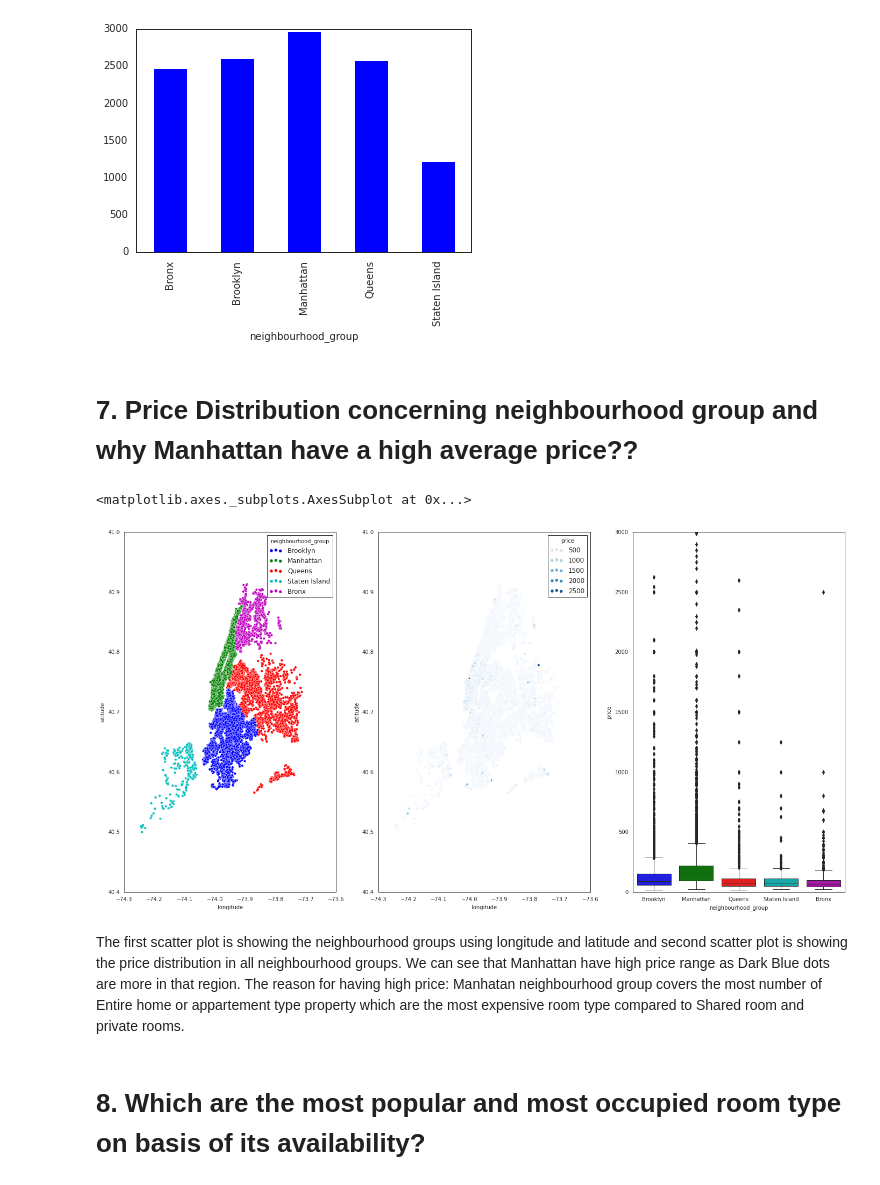
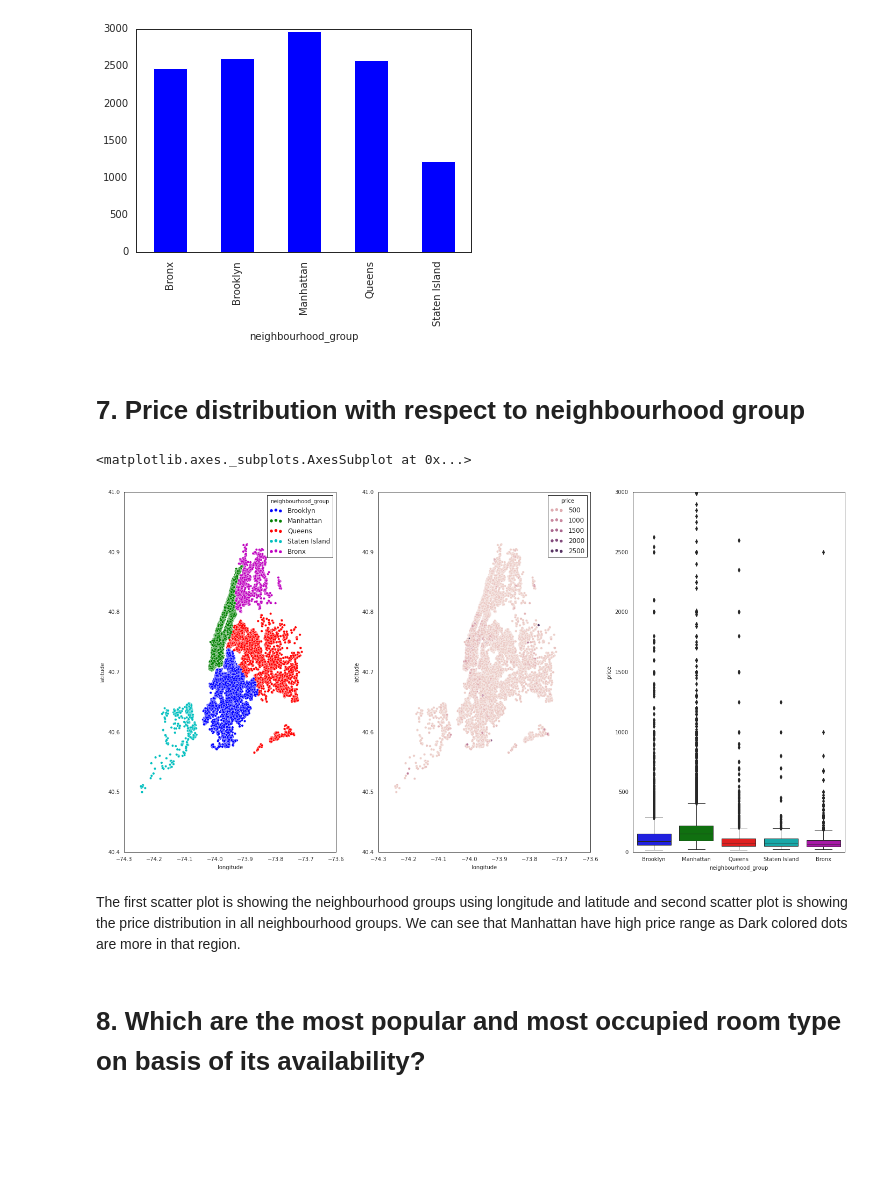
Before and after one commit to Prahalpm/Airbnb-Booking-Analysis-Team-Capstone-Project, a Jupyter notebook: Airbnb_Bookings_Analysis_Capstone_Project.ipynb, the cells around one changed output. Saved outputs shown, nothing was run; the diff lists cells and outputs as text; code cells hidden in the pictures; blank space fills up the shorter version.

```diff
--- a/Airbnb_Bookings_Analysis_Capstone_Project.ipynb
+++ b/Airbnb_Bookings_Analysis_Capstone_Project.ipynb
@@ -561,28 +564,28 @@ price_band.plot(kind='bar')
 # %% [output]
 <matplotlib.axes._subplots.AxesSubplot at 0x...>
 [figure]
-# %% [markdown]
-# **7. Price Distribution concerning neighbourhood group and why Manhattan have a high average price??**
+# %% [markdown]
+# **7. Price distribution with respect to neighbourhood group**
 # %%
 #setting rows and columns for multiple subplots adjustment
 fig, axes = plt.subplots(nrows=1, ncols=3, figsize=(24, 12))
 ax = axes.flatten()
 
 # Scatterplot for Neighbourhood group
 sns.scatterplot(df_no_outlier.longitude,df_no_outlier.latitude,hue=df_no_outlier.neighbourhood_group, ax=ax[0])
 
 #price distribution according to longitude and latitude
-sns.scatterplot(df_no_outlier.longitude,df_no_outlier.latitude,hue=df_no_outlier.price, palette='Blues', ax=ax[1])
+sns.scatterplot(df_no_outlier.longitude,df_no_outlier.latitude,hue=df_no_outlier.price, ax=ax[1])
 plt.ioff()
 
 #Boxplot for getting avearge price in different neighbourhood groups
 plt.style.use('classic')
 sns.boxplot(y="price",x ='neighbourhood_group' ,data = df_no_outlier, ax=ax[2])
 # %% [output]
 <matplotlib.axes._subplots.AxesSubplot at 0x...>
-[figure, old version]
+[figure, new version]
 # %% [markdown]
-The first scatter plot is showing the neighbourhood groups using longitude and latitude and second scatter plot is showing the price distribution in all neighbourhood groups. We can see that Manhattan have high price range as Dark Blue dots are more in that region. The reason for having high price: Manhatan neighbourhood group covers the most number of Entire home or appartement type property which are the most expensive room type compared to Shared room and private rooms.
+The first scatter plot is showing the neighbourhood groups using longitude and latitude and second scatter plot is showing the price distribution in all neighbourhood groups. We can see that Manhattan have high price range as Dark colored dots are more in that region.
 # %% [markdown]
 # **8. Which are the most popular and most occupied room type on basis of its availability?**
 # %%
```
Also changed, not shown: parts of 6 cells of this notebook.
